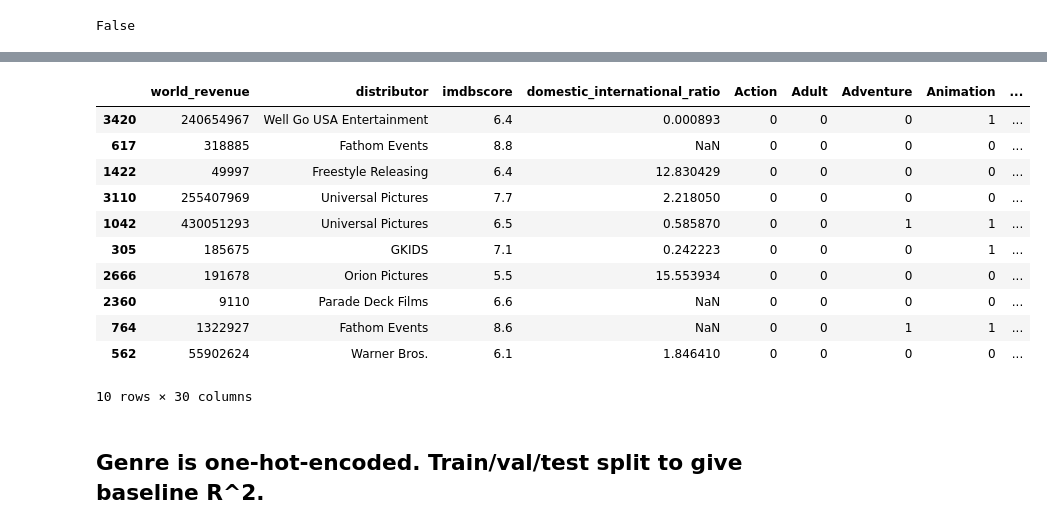
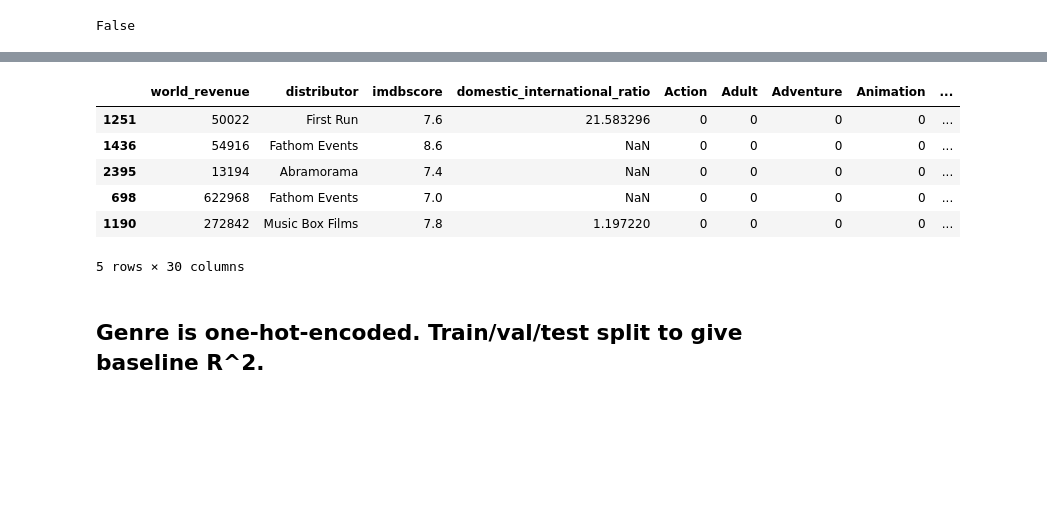
Before and after one commit to yi-ye-zhi-qiu/liamometer, a Jupyter notebook: analysis.ipynb, the cells around one changed output, grey strips where cells are left out. Cells and saved outputs as stored; diff of their text form; code cells hidden in the pictures; blank space fills up the shorter version.

```diff
--- a/analysis.ipynb
+++ b/analysis.ipynb
@@ -283,20 +258,15 @@ for genre in genres:
     df_new[genre] = df_new['genres'].str.contains(genre).astype('int')
 df_new.drop('genres', axis=1, inplace=True)
 # %%
-df_new.sample(10)
+df_new.sample(5)
 # %% [output]
 |  | world_revenue | distributor | imdbscore | domestic_international_ratio | Action | Adult | Adventure | Animation | ... |
-| 3420 | 240654967 | Well Go USA Entertainment | 6.4 | 0.000893 | 0 | 0 | 0 | 1 | ... |
-| 617 | 318885 | Fathom Events | 8.8 | NaN | 0 | 0 | 0 | 0 | ... |
-| 1422 | 49997 | Freestyle Releasing | 6.4 | 12.830429 | 0 | 0 | 0 | 0 | ... |
-| 3110 | 255407969 | Universal Pictures | 7.7 | 2.218050 | 0 | 0 | 0 | 0 | ... |
-| 1042 | 430051293 | Universal Pictures | 6.5 | 0.585870 | 0 | 0 | 1 | 1 | ... |
-| 305 | 185675 | GKIDS | 7.1 | 0.242223 | 0 | 0 | 0 | 1 | ... |
-| 2666 | 191678 | Orion Pictures | 5.5 | 15.553934 | 0 | 0 | 0 | 0 | ... |
-| 2360 | 9110 | Parade Deck Films | 6.6 | NaN | 0 | 0 | 0 | 0 | ... |
-| 764 | 1322927 | Fathom Events | 8.6 | NaN | 0 | 0 | 1 | 1 | ... |
-| 562 | 55902624 | Warner Bros. | 6.1 | 1.846410 | 0 | 0 | 0 | 0 | ... |
+| 1251 | 50022 | First Run | 7.6 | 21.583296 | 0 | 0 | 0 | 0 | ... |
+| 1436 | 54916 | Fathom Events | 8.6 | NaN | 0 | 0 | 0 | 0 | ... |
+| 2395 | 13194 | Abramorama | 7.4 | NaN | 0 | 0 | 0 | 0 | ... |
+| 698 | 622968 | Fathom Events | 7.0 | NaN | 0 | 0 | 0 | 0 | ... |
+| 1190 | 272842 | Music Box Films | 7.8 | 1.197220 | 0 | 0 | 0 | 0 | ... |
-10 rows × 30 columns
+5 rows × 30 columns
 # %% [markdown]
 ## Genre is one-hot-encoded. Train/val/test split to give baseline R^2.
 # %% [markdown]
```
Also changed, not shown: parts of 18 cells of this notebook, 1 other file.
